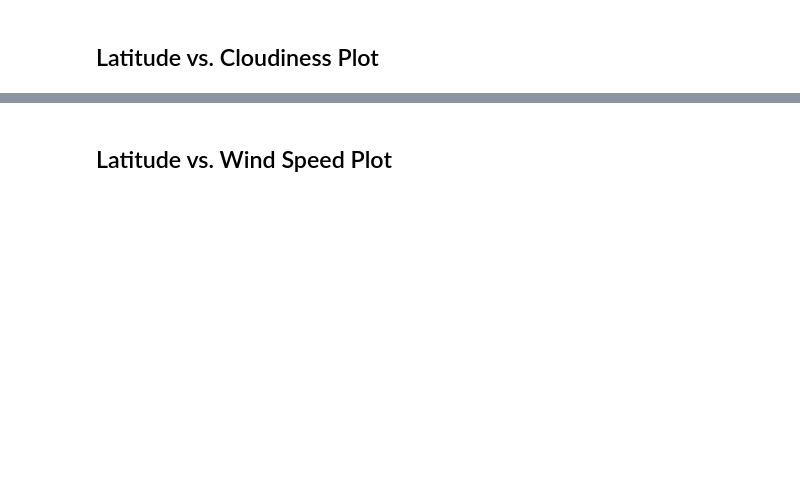
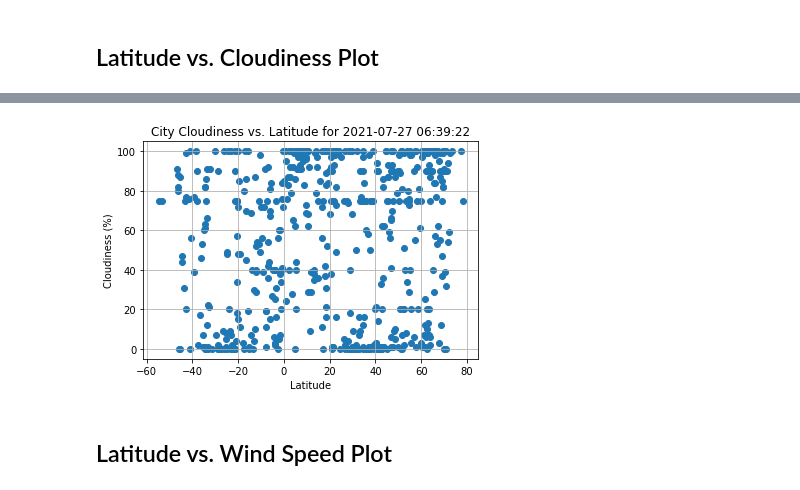
Before and after one commit to Wdepalma/python-api-challenge, a Jupyter notebook: WeatherPy.ipynb, the cells around one changed output, grey strips where cells are left out. Saved outputs shown, nothing was run; the diff lists cells and outputs as text; code cells hidden in the pictures; blank space fills up the shorter version.

```diff
--- a/WeatherPy.ipynb
+++ b/WeatherPy.ipynb
@@ -221,2 +221,16 @@ Int64Index([], dtype='int64')
+# %%
+# Scatter plot Temp v Cloudiness
+x_vals = weather_data['lat']
+y_vals = weather_data['cloudiness']
+plt.scatter(x_vals,y_vals)
+plt.grid(True)
+plt.xlabel('Latitude')
+plt.ylabel('Cloudiness (%)')
+plt.title(f'City Cloudiness vs. Latitude for {w}')
+plt.savefig('Images/Cloudiness_v_Latitude_Scatter.png')
+
+plt.show()
+# %% [output]
+[figure, added]
 # %% [markdown]
 ## Latitude vs. Wind Speed Plot
```
Also changed, not shown: parts of 37 cells of this notebook, 14 other files.
